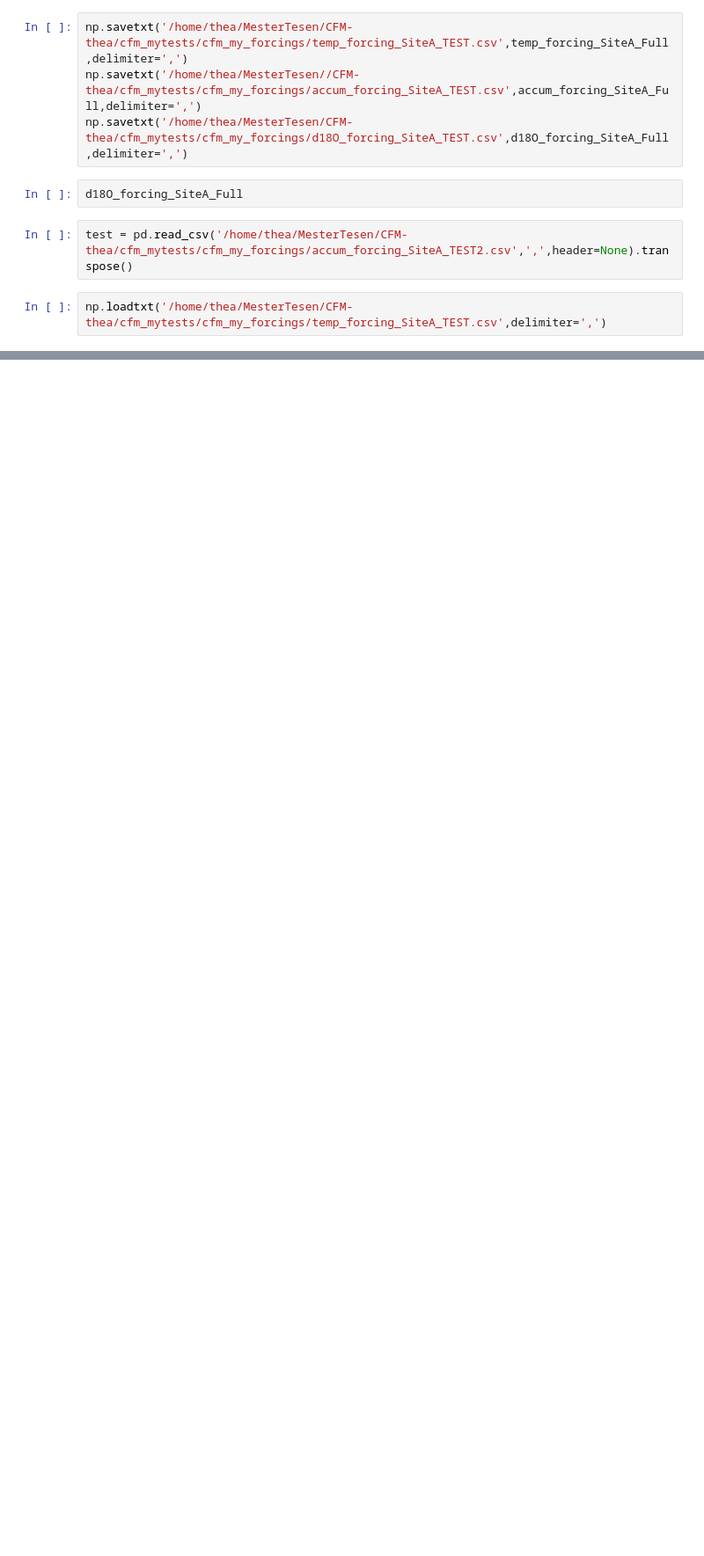
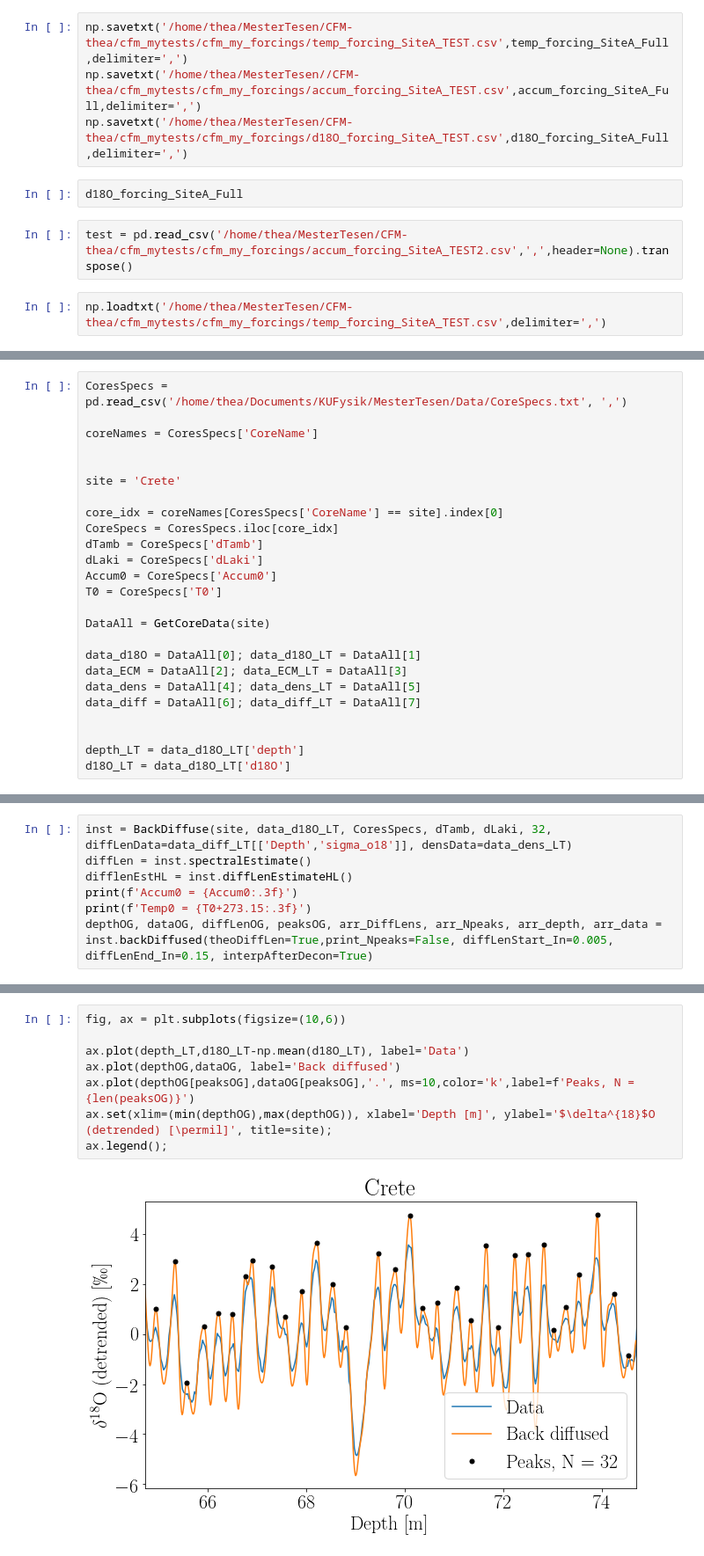
Before and after one commit to TheaQG/AWI_Bcores_Analysis, a Jupyter notebook: CFM_Testing.ipynb, the cells around one changed output, grey strips where cells are left out. Shown at 88% size. Cells and saved outputs as stored; diff of their text form; blank space fills up the shorter version.

```diff
--- a/CFM_Testing.ipynb
+++ b/CFM_Testing.ipynb
@@ -79,0 +98,25 @@ np.loadtxt('/home/thea/MesterTesen/CFM-thea/cfm_mytests/cfm_my_forcings/temp_for
+# %%
+CoresSpecs = pd.read_csv('/home/thea/Documents/KUFysik/MesterTesen/Data/CoreSpecs.txt', ',')
+
+coreNames = CoresSpecs['CoreName']
+
+
+site = 'Crete'
+
+core_idx = coreNames[CoresSpecs['CoreName'] == site].index[0]
+CoreSpecs = CoresSpecs.iloc[core_idx]
+dTamb = CoreSpecs['dTamb']
+dLaki = CoreSpecs['dLaki']
+Accum0 = CoreSpecs['Accum0']
+T0 = CoreSpecs['T0']
+
+DataAll = GetCoreData(site)
+
+data_d18O = DataAll[0]; data_d18O_LT = DataAll[1]
+data_ECM = DataAll[2]; data_ECM_LT = DataAll[3]
+data_dens = DataAll[4]; data_dens_LT = DataAll[5]
+data_diff = DataAll[6]; data_diff_LT = DataAll[7]
+
+
+depth_LT = data_d18O_LT['depth']
+d18O_LT = data_d18O_LT['d18O']
@@ -79,0 +125,7 @@ np.loadtxt('/home/thea/MesterTesen/CFM-thea/cfm_mytests/cfm_my_forcings/temp_for
+# %%
+inst = BackDiffuse(site, data_d18O_LT, CoresSpecs, dTamb, dLaki, 32, diffLenData=data_diff_LT[['Depth','sigma_o18']], densData=data_dens_LT)
+diffLen = inst.spectralEstimate()
+difflenEstHL = inst.diffLenEstimateHL()
+print(f'Accum0 = {Accum0:.3f}')
+print(f'Temp0 = {T0+273.15:.3f}')
+depthOG, dataOG, diffLenOG, peaksOG, arr_DiffLens, arr_Npeaks, arr_depth, arr_data = inst.backDiffused(theoDiffLen=True,print_Npeaks=False, diffLenStart_In=0.005, diffLenEnd_In=0.15, interpAfterDecon=True)
@@ -79,0 +144,10 @@ np.loadtxt('/home/thea/MesterTesen/CFM-thea/cfm_mytests/cfm_my_forcings/temp_for
+# %%
+fig, ax = plt.subplots(figsize=(10,6))
+
+ax.plot(depth_LT,d18O_LT-np.mean(d18O_LT), label='Data')
+ax.plot(depthOG,dataOG, label='Back diffused')
+ax.plot(depthOG[peaksOG],dataOG[peaksOG],'.', ms=10,color='k',label=f'Peaks, N = {len(peaksOG)}')
+ax.set(xlim=(min(depthOG),max(depthOG)), xlabel='Depth [m]', ylabel='$\delta^{18}$O (detrended) [\permil]', title=site);
+ax.legend();
+# %% [output]
+[figure, added]
```
Also changed, not shown: parts of 11 cells of this notebook, 6 other files.
